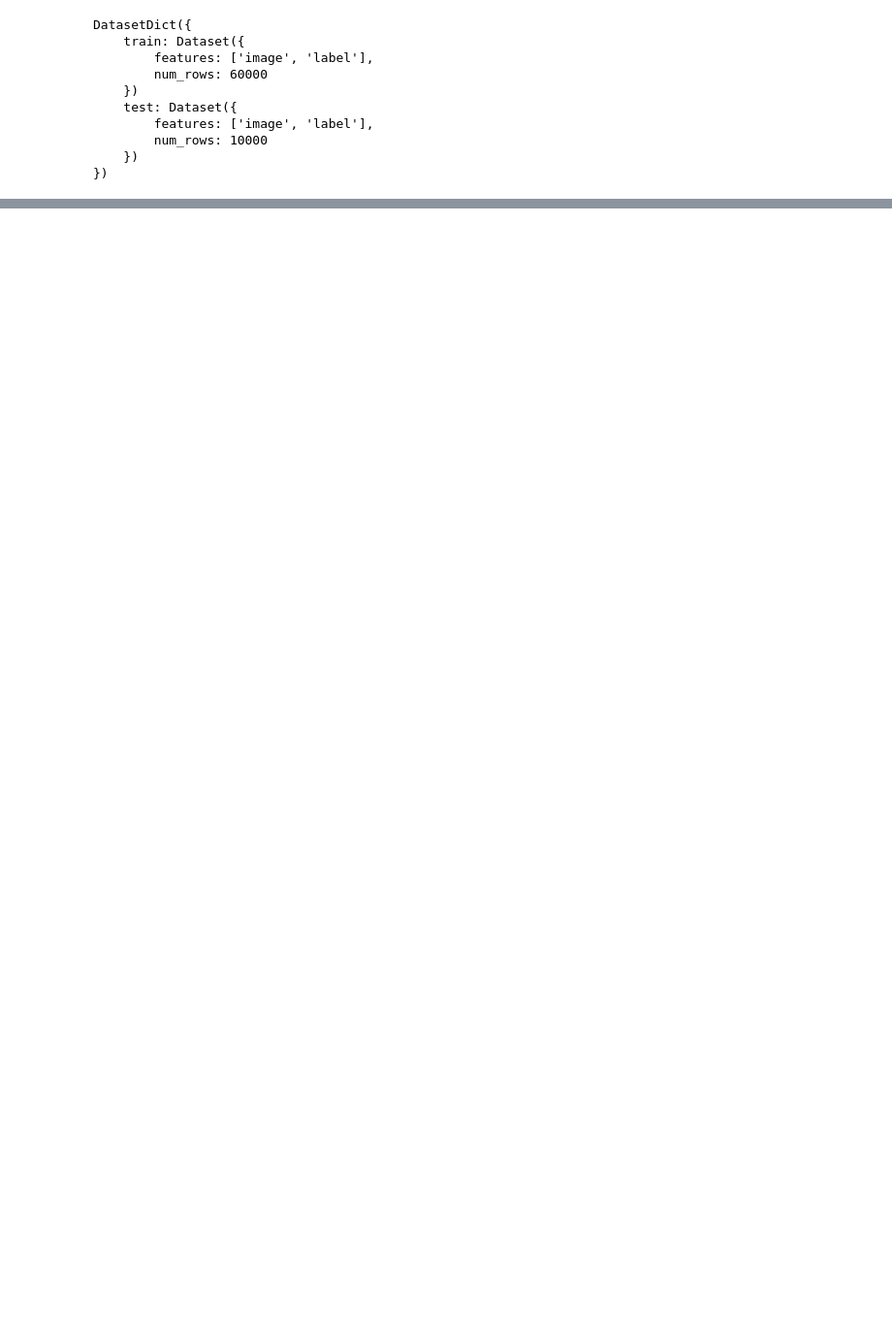
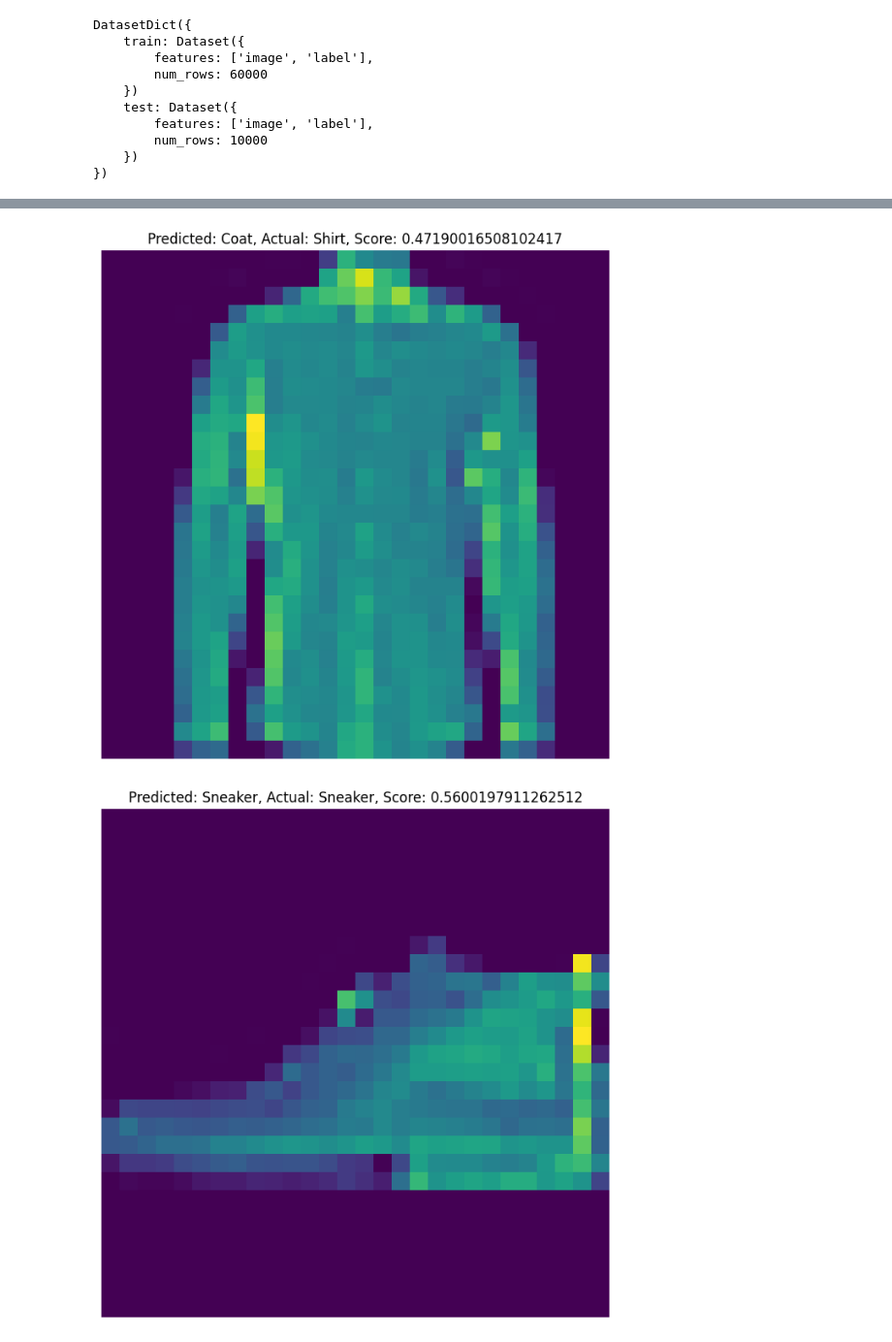
Before and after one commit to Bryan-Az/FastAI-Keras, a Jupyter notebook: HuggingFace/Vision-Model/zero_shot_classification.ipynb, the cells around one changed output, grey strips where cells are left out. Shown: that part at 97% size. Saved outputs shown, nothing was run; the diff lists cells and outputs as text; code cells hidden in the pictures; blank space fills up the shorter version.

Commit message:
added huggingface zs image classification

```diff
--- a/HuggingFace/Vision-Model/zero_shot_classification.ipynb
+++ b/HuggingFace/Vision-Model/zero_shot_classification.ipynb
@@ -25,0 +55,3 @@ DatasetDict({
+# %%
+fashion_test_sample = fashion_test.sample(10)
+fashion_test_sample.reset_index(inplace=True, drop=True)
@@ -25,0 +60,3 @@ DatasetDict({
+# %%
+checkpoint = "openai/clip-vit-large-patch14"
+zeroshot_detector = pipeline(model=checkpoint, task="zero-shot-image-classification")
@@ -25,0 +71,22 @@ DatasetDict({
+# %%
+def apply_zs_image_classifier(column, pipeline=zeroshot_detector, candidate_labels=list(clothing_labels.values())):
+    output = {'image': [], 'predicted_label':[], 'score':[]}
+    def map_to_input(row, input_map = output):
+        results = pipeline(row,  candidate_labels=candidate_labels)
+        input_map['image'].append(row)
+        max_score = float('-inf')  # Initialize max score to negative infinity
+        max_score_label = None # we will only select the label with the max score
+        for label in results:
+            if label['score'] > max_score:
+                max_score = label['score']
+                max_score_label = label
+        if max_score_label is not None:
+            input_map['predicted_label'].append(max_score_label['label'])
+            input_map['score'].append(max_score_label['score'])
+        else:
+            input_map['predicted_label'].append(np.nan)
+            input_map['score'].append(np.nan)
+    column.apply(map_to_input)
+    return output
+# %%
+zs_fashion_labels = pd.DataFrame(apply_zs_image_classifier(fashion_test_sample['image']))
@@ -25,0 +111,14 @@ DatasetDict({
+# %%
+for i in range(len(zs_fashion_labels)):
+    example_fashion_pred_label = zs_fashion_labels.loc[i,'predicted_label']
+    example_fashion_pred_score = zs_fashion_labels.loc[i,'score']
+    example_fashion_label = fashion_test_sample.iloc[i]['label']
+    # Display the image with a larger size
+    plt.figure(figsize=(8, 8))  # Adjust the figsize as needed
+    plt.imshow(fashion_test_sample.loc[i,'image'])
+    plt.title(f'Predicted: {example_fashion_pred_label}, Actual: {example_fashion_label}, Score: {example_fashion_pred_score}')
+    plt.axis('off')  # Turn off axis
+    plt.show()
+# %% [output]
+[figure, added]
+[figure, added]
```
Also changed, not shown: parts of 18 cells of this notebook.
